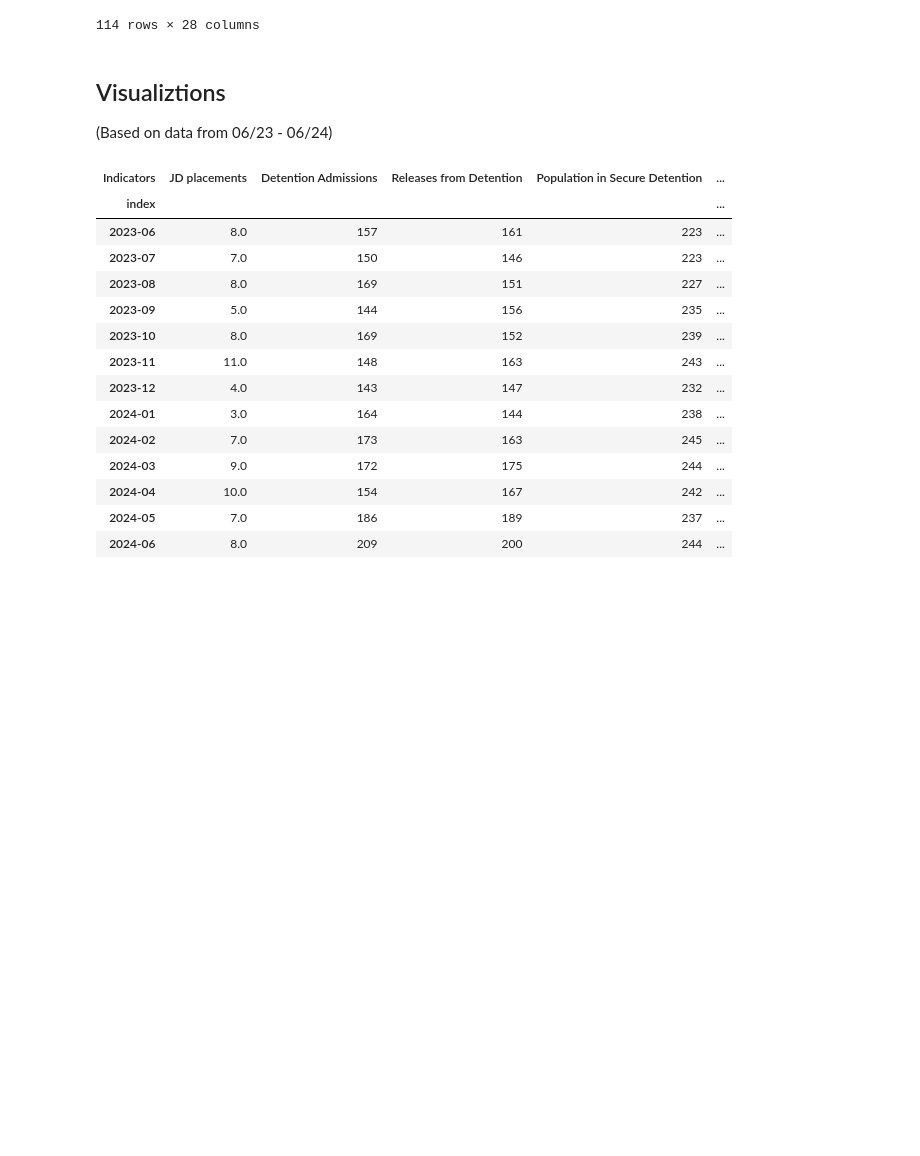
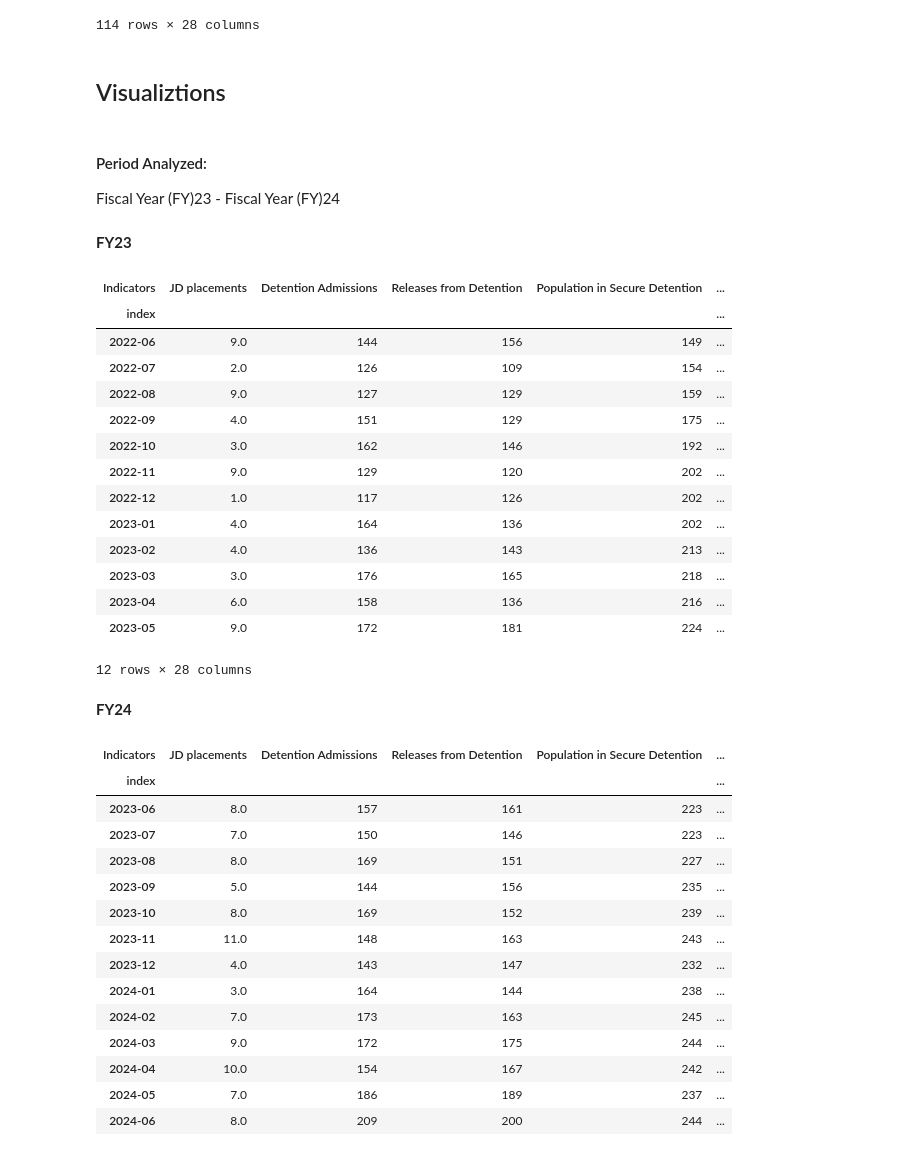
Before and after one commit to WilliamHallPortfolio/ACS_Juvenile_Justice_Project, a Jupyter notebook: ACS and JJ.ipynb, the cells around one changed output. Cells and saved outputs as stored; diff of their text form; code cells hidden in the pictures; blank space fills up the shorter version.

```diff
--- a/ACS and JJ.ipynb
+++ b/ACS and JJ.ipynb
@@ -213,9 +213,35 @@ df_jj
 | 2024-05 | 7.0 | 186 | 189 | 237 | ... |
 | 2024-06 | 8.0 | 209 | 200 | 244 | ... |
 114 rows × 28 columns
-# %% [markdown]
-## Visualiztions
-(Based on data from 06/23 - 06/24)
+# %% [markdown]
+## Visualiztions
+# %% [markdown]
+#### Period Analyzed:
+
+Fiscal Year (FY)23 - Fiscal Year (FY)24
+# %% [markdown]
+**FY23**
+# %%
+df_jj2022 = df_jj.loc[(df_jj.index > '2022-05') & (df_jj.index <= '2023-05')]
+df_jj2022
+# %% [output]
+| Indicators | JD placements | Detention Admissions | Releases from Detention | Population in Secure Detention | ... |
+| index |  |  |  |  | ... |
+| 2022-06 | 9.0 | 144 | 156 | 149 | ... |
+| 2022-07 | 2.0 | 126 | 109 | 154 | ... |
+| 2022-08 | 9.0 | 127 | 129 | 159 | ... |
+| 2022-09 | 4.0 | 151 | 129 | 175 | ... |
+| 2022-10 | 3.0 | 162 | 146 | 192 | ... |
+| 2022-11 | 9.0 | 129 | 120 | 202 | ... |
+| 2022-12 | 1.0 | 117 | 126 | 202 | ... |
+| 2023-01 | 4.0 | 164 | 136 | 202 | ... |
+| 2023-02 | 4.0 | 136 | 143 | 213 | ... |
+| 2023-03 | 3.0 | 176 | 165 | 218 | ... |
+| 2023-04 | 6.0 | 158 | 136 | 216 | ... |
+| 2023-05 | 9.0 | 172 | 181 | 224 | ... |
+12 rows × 28 columns
+# %% [markdown]
+**FY24**
 # %%
 df_jj2023 = df_jj[df_jj.index > '2023-05']
 df_jj2023
```
Also changed, not shown: parts of 5 cells of this notebook.
